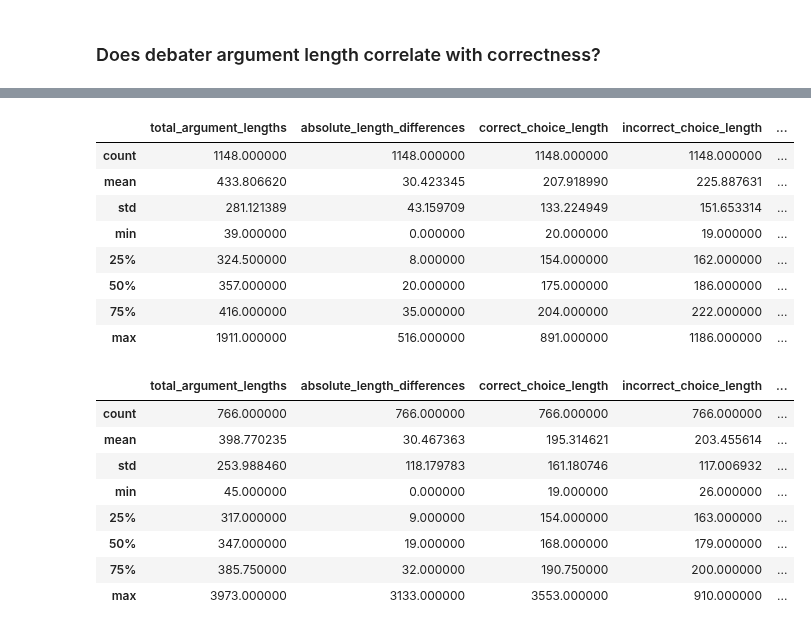
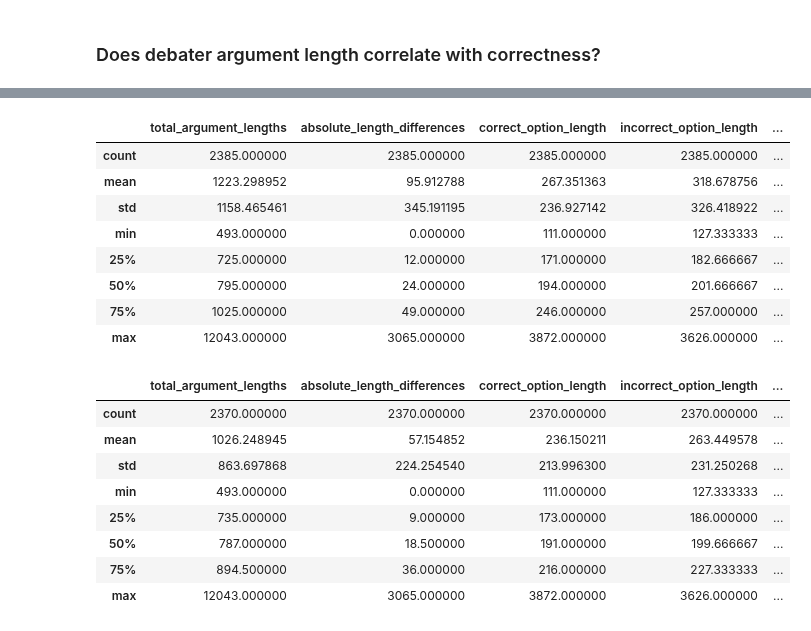
Before and after one commit to joshlevy89/llm_judge_debate_NEW, a Jupyter notebook: analysis/qualitative.ipynb, the cells around one changed output, grey strips where cells are left out. Drawn from its saved outputs; the diff is of its cells as text; code cells hidden in the pictures.

```diff
--- a/analysis/qualitative.ipynb
+++ b/analysis/qualitative.ipynb
@@ -21,6 +18,14 @@ checks_df = load_all_records_into_df('debate_checks').drop_duplicates(['run_id_d
 all_df = all_df.merge(checks_df, left_on=['debate_run_id_verdicts', 'record_id_verdicts'], right_on=['run_id_debate_checks', 'record_id_debate_checks'], how='left')
 
 all_df['raw_verdict_response'] = all_df['judge_verdict_verdicts'].apply(lambda x: x['raw_response'])
+# %%
+def check_for_vague_phrases(x):
+    if 'more plausible' in x or 'more consistent' in x:
+        return True
+    else:
+        return False
+
+all_df['verdict_uses_vague_phrase'] = all_df['raw_verdict_response'].apply(lambda x: check_for_vague_phrases(x))
 # %%
 def get_argument_lengths(debate_history):
     lengths = []
@@ -35,6 +40,8 @@ def get_argument_lengths(debate_history):
 
 all_df['debate_argument_lengths'] = all_df['debate_history_debates'].apply(lambda x: get_argument_lengths(x))
 all_df = all_df[all_df['debate_argument_lengths'].notnull()]
+# %%
+all_df['verdict_contains_equal'] = all_df['raw_verdict_response'].apply(lambda x: '=' in x)
 # %%
 all_df.shape
 # %% [output]
@@ -80,13 +87,5 @@ ttf['record_id_verdicts'].tolist()[:2]
 # %% [markdown]
 ##### Does phrase vagueness in the judge verdict indicate correctness?
 # %%
-def check_for_vague_phrases(x):
-    if 'more plausible' in x or 'more consistent' in x:
-        return True
-    else:
-        return False
-
-all_df['vague_phrase'] = all_df['raw_verdict_response'].apply(lambda x: check_for_vague_phrases(x))
-
 verdicts_df = all_df[all_df['config_judge_model_verdicts'] == 'openai/gpt-4o-mini'].copy()
 # %%
@@ -162,27 +221,46 @@ verdicts_df.shape
+# %%
+# Generalizing this to 4 choices
+verdicts_df = all_df[all_df['config_num_choices_debates'] == 4].copy()
+
+verdicts_df['average_incorrect_option_length'] = verdicts_df.apply(lambda row: np.mean(np.delete(row['debate_argument_lengths'], row['correct_idx_verdicts'])), axis=1)
+verdicts_df['average_unchosen_option_length'] = verdicts_df.apply(lambda row: np.mean(np.delete(row['debate_argument_lengths'], row['parsed_answer_verdicts'])), axis=1)
+
+
+
+verdicts_df['total_argument_lengths'] = verdicts_df['debate_argument_lengths'].apply(lambda x: x.sum())
+verdicts_df['absolute_length_differences'] = verdicts_df['debate_argument_lengths'].apply(lambda x: abs(x[0] - x[1]))  # just for first 2 options
+verdicts_df['correct_option_length'] = verdicts_df.apply(lambda row: row['debate_argument_lengths'][row['correct_idx_verdicts']], axis=1)
+verdicts_df['incorrect_option_length'] = verdicts_df['average_incorrect_option_length'] # using the average incorrect
+verdicts_df['correct_minus_incorrect_option_length'] = verdicts_df['correct_option_length'] - verdicts_df['incorrect_option_length']
+verdicts_df['chosen_option_length'] = verdicts_df.apply(lambda row: row['debate_argument_lengths'][row['parsed_answer_verdicts']], axis=1)
+verdicts_df['unchosen_option_length'] = verdicts_df['average_unchosen_option_length']
+verdicts_df['chosen_minus_unchosen_option_length'] = verdicts_df['chosen_option_length'] - verdicts_df['unchosen_option_length']
+
+cols = ['total_argument_lengths', 'absolute_length_differences', 'correct_option_length', 'incorrect_option_length', 'correct_minus_incorrect_option_length', 'chosen_option_length', 'unchosen_option_length', 'chosen_minus_unchosen_option_length']
 # %%
 tft = verdicts_df[(verdicts_df['is_correct_qa_debater'] == True) & (verdicts_df['is_correct_qa_judge'] == False) & (verdicts_df['is_correct_verdict'] == True)]
 ttf = verdicts_df[(verdicts_df['is_correct_qa_debater'] == True) & (verdicts_df['is_correct_qa_judge'] == True) & (verdicts_df['is_correct_verdict'] == False)]
 # %%
-tft[['total_argument_lengths', 'absolute_length_differences', 'correct_choice_length', 'incorrect_choice_length', 'correct_minus_incorrect_length']].describe()
+tft[cols].describe()
 # %% [output]
-|  | total_argument_lengths | absolute_length_differences | correct_choice_length | incorrect_choice_length | ... |
-| count | 1148.000000 | 1148.000000 | 1148.000000 | 1148.000000 | ... |
-| mean | 433.806620 | 30.423345 | 207.918990 | 225.887631 | ... |
-| std | 281.121389 | 43.159709 | 133.224949 | 151.653314 | ... |
-| min | 39.000000 | 0.000000 | 20.000000 | 19.000000 | ... |
-| 25% | 324.500000 | 8.000000 | 154.000000 | 162.000000 | ... |
-| 50% | 357.000000 | 20.000000 | 175.000000 | 186.000000 | ... |
-| 75% | 416.000000 | 35.000000 | 204.000000 | 222.000000 | ... |
-| max | 1911.000000 | 516.000000 | 891.000000 | 1186.000000 | ... |
+|  | total_argument_lengths | absolute_length_differences | correct_option_length | incorrect_option_length | ... |
+| count | 2385.000000 | 2385.000000 | 2385.000000 | 2385.000000 | ... |
+| mean | 1223.298952 | 95.912788 | 267.351363 | 318.678756 | ... |
+| std | 1158.465461 | 345.191195 | 236.927142 | 326.418922 | ... |
+| min | 493.000000 | 0.000000 | 111.000000 | 127.333333 | ... |
+| 25% | 725.000000 | 12.000000 | 171.000000 | 182.666667 | ... |
+| 50% | 795.000000 | 24.000000 | 194.000000 | 201.666667 | ... |
+| 75% | 1025.000000 | 49.000000 | 246.000000 | 257.000000 | ... |
+| max | 12043.000000 | 3065.000000 | 3872.000000 | 3626.000000 | ... |
 # %%
-ttf[['total_argument_lengths', 'absolute_length_differences', 'correct_choice_length', 'incorrect_choice_length', 'correct_minus_incorrect_length']].describe()
+ttf[cols].describe()
 # %% [output]
-|  | total_argument_lengths | absolute_length_differences | correct_choice_length | incorrect_choice_length | ... |
-| count | 766.000000 | 766.000000 | 766.000000 | 766.000000 | ... |
-| mean | 398.770235 | 30.467363 | 195.314621 | 203.455614 | ... |
-| std | 253.988460 | 118.179783 | 161.180746 | 117.006932 | ... |
-| min | 45.000000 | 0.000000 | 19.000000 | 26.000000 | ... |
-| 25% | 317.000000 | 9.000000 | 154.000000 | 163.000000 | ... |
-| 50% | 347.000000 | 19.000000 | 168.000000 | 179.000000 | ... |
-| 75% | 385.750000 | 32.000000 | 190.750000 | 200.000000 | ... |
-| max | 3973.000000 | 3133.000000 | 3553.000000 | 910.000000 | ... |
+|  | total_argument_lengths | absolute_length_differences | correct_option_length | incorrect_option_length | ... |
+| count | 2370.000000 | 2370.000000 | 2370.000000 | 2370.000000 | ... |
+| mean | 1026.248945 | 57.154852 | 236.150211 | 263.449578 | ... |
+| std | 863.697868 | 224.254540 | 213.996300 | 231.250268 | ... |
+| min | 493.000000 | 0.000000 | 111.000000 | 127.333333 | ... |
+| 25% | 735.000000 | 9.000000 | 173.000000 | 186.000000 | ... |
+| 50% | 787.000000 | 18.500000 | 191.000000 | 199.666667 | ... |
+| 75% | 894.500000 | 36.000000 | 216.000000 | 227.333333 | ... |
+| max | 12043.000000 | 3065.000000 | 3872.000000 | 3626.000000 | ... |
```
Also changed, not shown: parts of 20 cells of this notebook, 2 other files.
